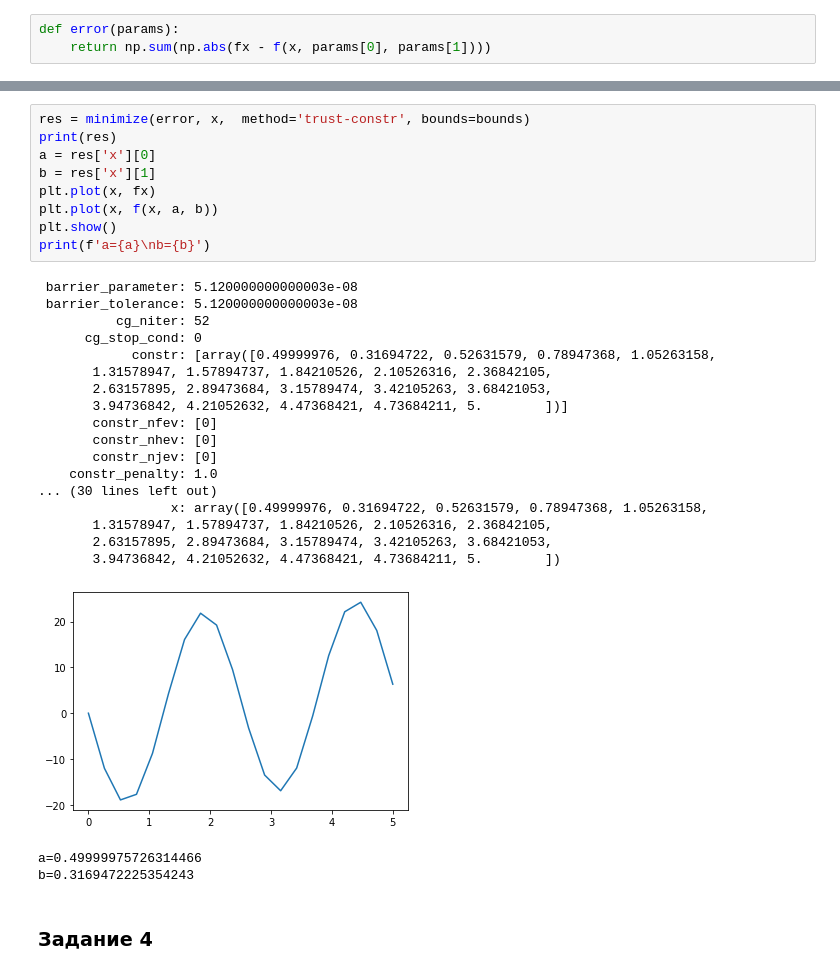
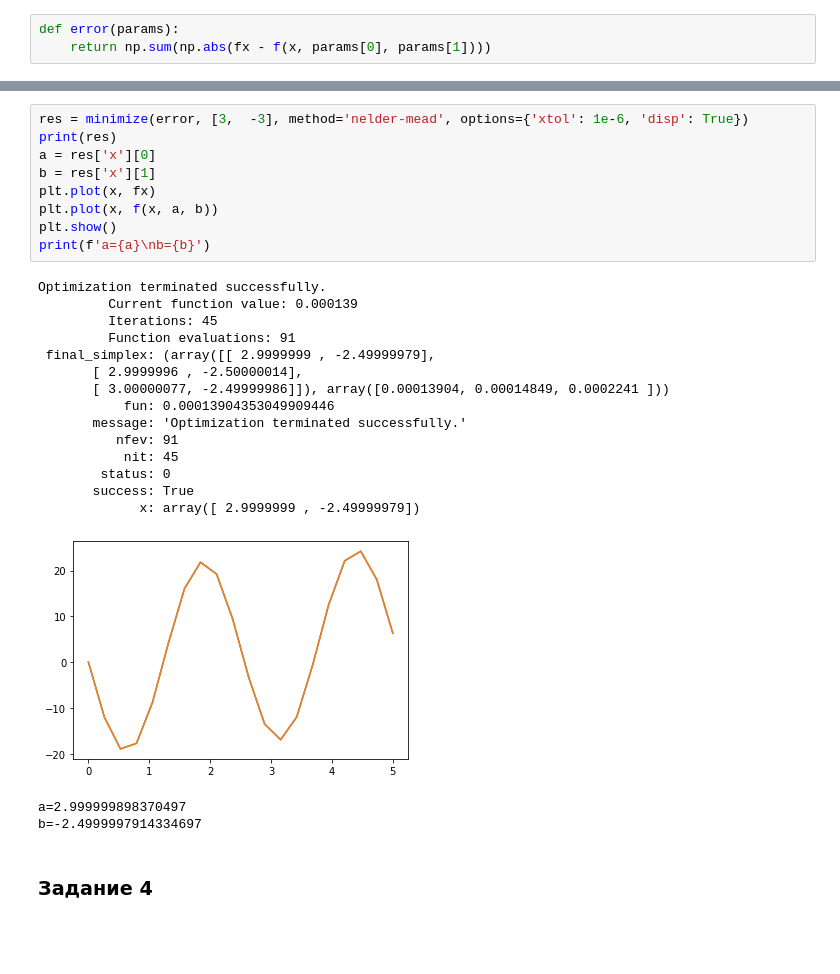
Before and after one commit to yurikaz/m_f, a Jupyter notebook: m_finel.ipynb, the cells around one changed output, grey strips where cells are left out. Drawn from its saved outputs; the diff is of its cells as text; blank space fills up the shorter version.

```diff
--- a/m_finel.ipynb
+++ b/m_finel.ipynb
@@ -116,33 +106,30 @@ print(bounds)
 # %%
-res = minimize(error, x,  method='trust-constr', bounds=bounds)
+res = minimize(error, [3,  -3], method='nelder-mead', options={'xtol': 1e-6, 'disp': True})
 print(res)
 a = res['x'][0]
 b = res['x'][1]
 plt.plot(x, fx)
 plt.plot(x, f(x, a, b))
 plt.show()
 print(f'a={a}\nb={b}')
 # %% [output]
- barrier_parameter: 5.120000000000003e-08
- barrier_tolerance: 5.120000000000003e-08
-          cg_niter: 52
-      cg_stop_cond: 0
-            constr: [array([0.49999976, 0.31694722, 0.52631579, 0.78947368, 1.05263158,
-       1.31578947, 1.57894737, 1.84210526, 2.10526316, 2.36842105,
-       2.63157895, 2.89473684, 3.15789474, 3.42105263, 3.68421053,
-       3.94736842, 4.21052632, 4.47368421, 4.73684211, 5.        ])]
-       constr_nfev: [0]
-       constr_nhev: [0]
-       constr_njev: [0]
-    constr_penalty: 1.0
-... (30 lines left out)
-                 x: array([0.49999976, 0.31694722, 0.52631579, 0.78947368, 1.05263158,
-       1.31578947, 1.57894737, 1.84210526, 2.10526316, 2.36842105,
-       2.63157895, 2.89473684, 3.15789474, 3.42105263, 3.68421053,
-       3.94736842, 4.21052632, 4.47368421, 4.73684211, 5.        ])
+Optimization terminated successfully.
+         Current function value: 0.000139
+         Iterations: 45
+         Function evaluations: 91
+ final_simplex: (array([[ 2.9999999 , -2.49999979],
+       [ 2.9999996 , -2.50000014],
+       [ 3.00000077, -2.49999986]]), array([0.00013904, 0.00014849, 0.0002241 ]))
+           fun: 0.00013904353049909446
+       message: 'Optimization terminated successfully.'
+          nfev: 91
+           nit: 45
+        status: 0
+       success: True
+             x: array([ 2.9999999 , -2.49999979])
-[figure, old version]
+[figure, new version]
-a=0.49999975726314466
-b=0.3169472225354243
+a=2.999999898370497
+b=-2.4999997914334697
 # %% [markdown]
 ### Задание 4
 # %% [markdown]
```
Also changed, not shown: parts of 3 cells of this notebook.
